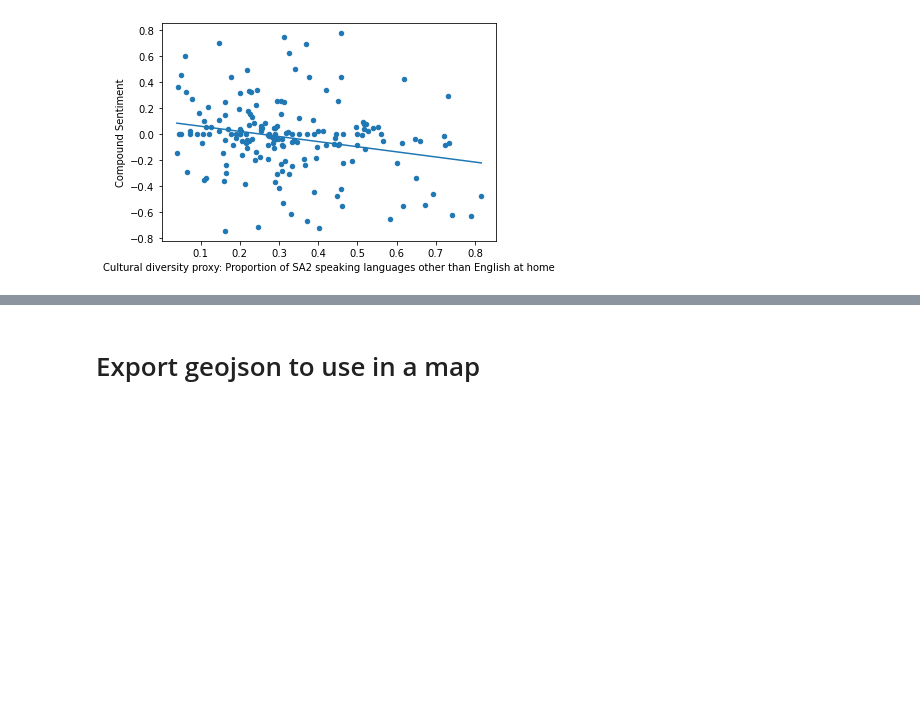
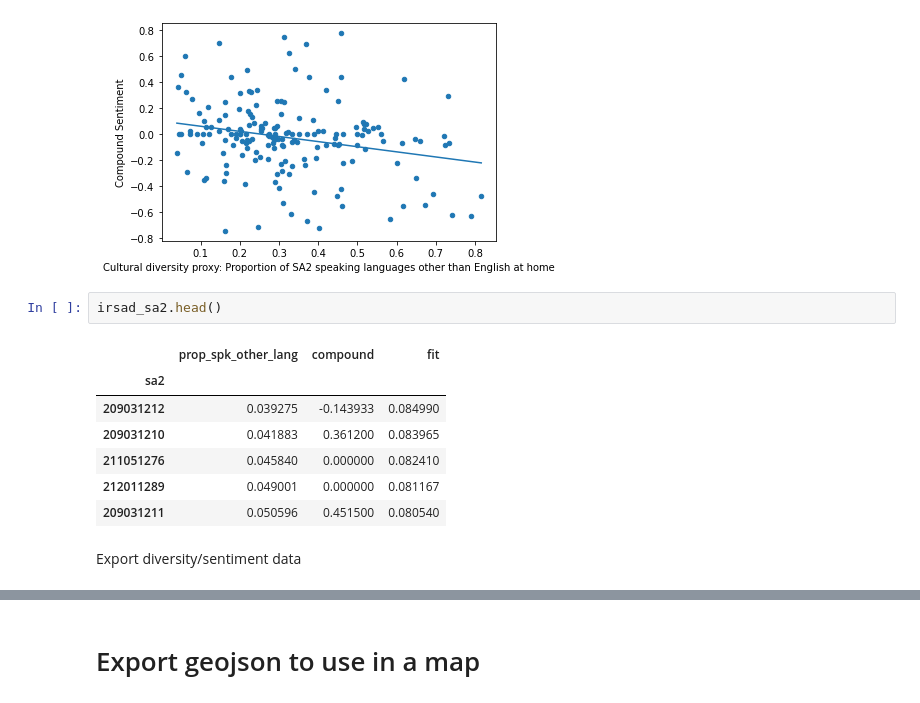
Before and after one commit to jsinkers/comp90024-assignment-2, a Jupyter notebook: data-analysis/data-analysis-part-2.ipynb, the cells around one changed output, grey strips where cells are left out. Saved outputs shown, nothing was run; the diff lists cells and outputs as text; blank space fills up the shorter version.

Commit message:
Add sa2 diversity/sentiment data example

```diff
--- a/data-analysis/data-analysis-part-2.ipynb
+++ b/data-analysis/data-analysis-part-2.ipynb
@@ -447,3 +447,15 @@ plt.ylabel("Compound Sentiment")
 m: -0.3930270182736668, b: 0.10042606775961788
 Text(0, 0.5, 'Compound Sentiment')
 [figure]
+# %%
+irsad_sa2.head()
+# %% [output]
+|  | prop_spk_other_lang | compound | fit |
+| sa2 |  |  |  |
+| 209031212 | 0.039275 | -0.143933 | 0.084990 |
+| 209031210 | 0.041883 | 0.361200 | 0.083965 |
+| 211051276 | 0.045840 | 0.000000 | 0.082410 |
+| 212011289 | 0.049001 | 0.000000 | 0.081167 |
+| 209031211 | 0.050596 | 0.451500 | 0.080540 |
+# %% [markdown]
+Export diversity/sentiment data
```
Also changed, not shown: parts of 1 cell of this notebook, 1 other file.
